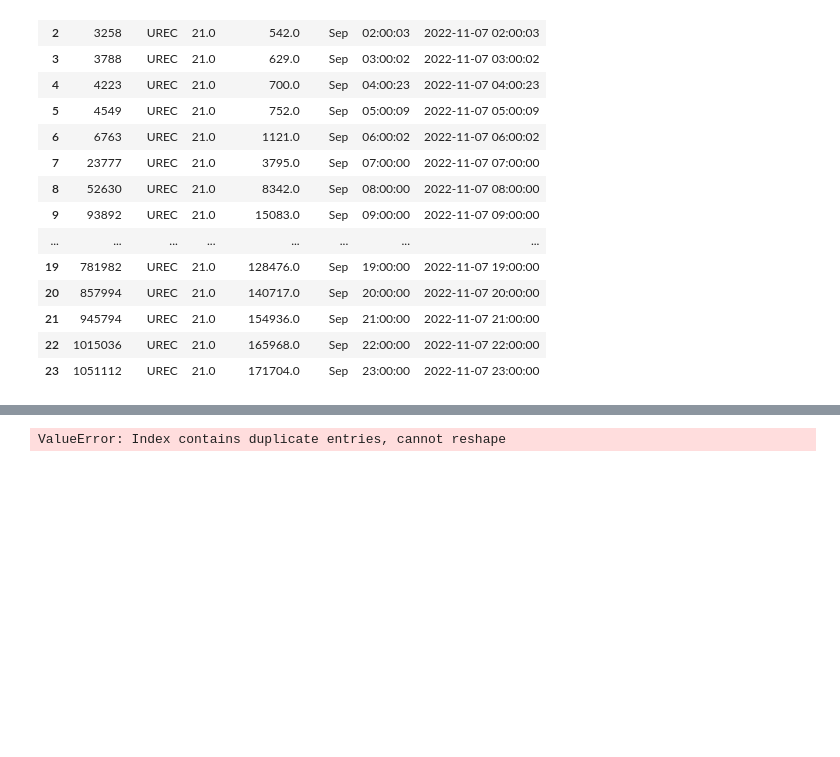
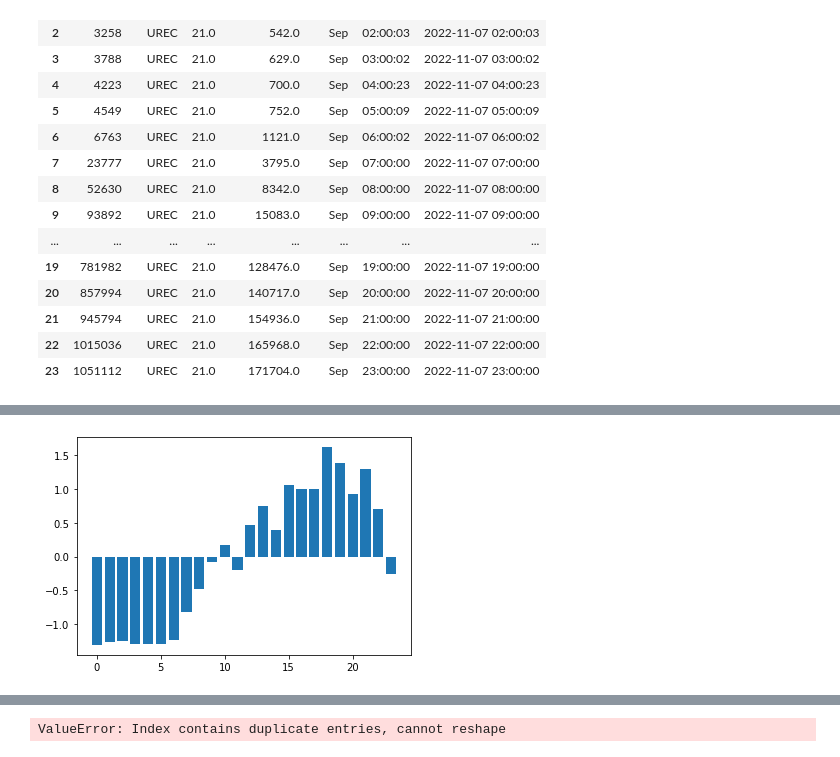
Before and after one commit to nwill111/CapstoneWifiAnalysis, a Jupyter notebook: Data Processing/ConvertWifi.ipynb, the cells around one changed output, grey strips where cells are left out. Cells and saved outputs as stored; diff of their text form; code cells hidden in the pictures; blank space fills up the shorter version.

Commit message:
Obtained traffic info

```diff
--- a/Data Processing/ConvertWifi.ipynb
+++ b/Data Processing/ConvertWifi.ipynb
@@ -133,3 +135,6 @@ dfTrim
 | 21 | 945794 | UREC | 21.0 | 154936.0 | Sep | 21:00:00 | 2022-11-07 21:00:00 |
 | 22 | 1015036 | UREC | 21.0 | 165968.0 | Sep | 22:00:00 | 2022-11-07 22:00:00 |
 | 23 | 1051112 | UREC | 21.0 | 171704.0 | Sep | 23:00:00 | 2022-11-07 23:00:00 |
+# %%
+dfTrim['traffic_diff'] = dfTrim['device_count'].diff(periods=1)
+dfTrim
@@ -135,0 +159,5 @@ dfTrim
+# %%
+dfTrim['traffic_diff'] = dfTrim['traffic_diff'].replace(np.nan, 0)
+dfTrim['traffic_diff_zscore'] = zscore(dfTrim['traffic_diff'])
+print(dfTrim['traffic_diff'].dtype)
+dfTrim
@@ -136,3 +183,9 @@ dfTrim
 # %%
 import seaborn as sns
 import matplotlib.pyplot as plt
+# %%
+# bar graph
+plt.bar(dfTrim.index, dfTrim['traffic_diff_zscore'])
+plt.show()
+# %% [output]
+[figure, added]
```
Also changed, not shown: parts of 5 cells of this notebook.
